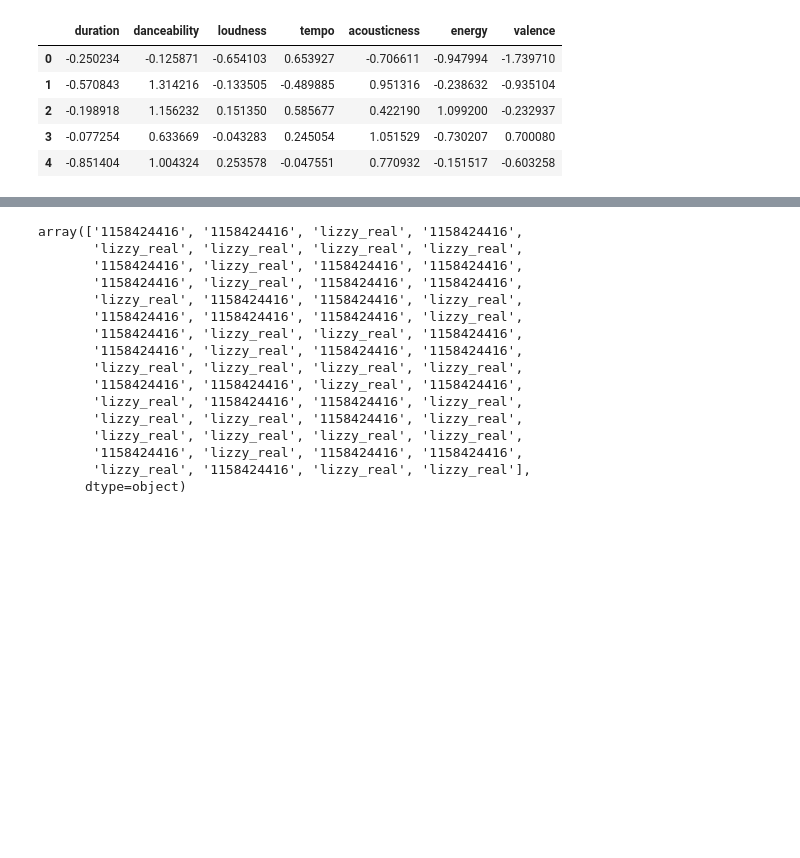
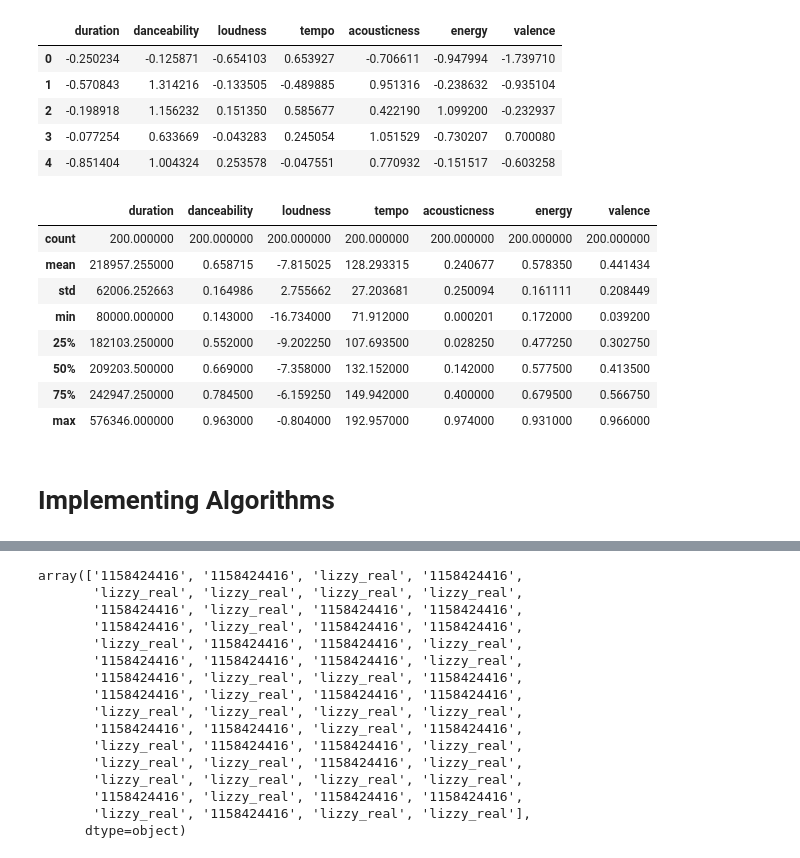
Before and after one commit to bailscodesstuff/Spotify-Music-Taste-Analysis-Project, a Jupyter notebook: Music Taste Analysis.ipynb, the cells around one changed output, grey strips where cells are left out. Saved outputs shown, nothing was run; the diff lists cells and outputs as text; code cells hidden in the pictures; blank space fills up the shorter version.

```diff
--- a/1-Funtimez.ipynb
+++ b/Music Taste Analysis.ipynb
@@ -23,22 +40,19 @@ importing Jupyter notebook from config.ipynb
 # %%
-#sp calls the api
-#keys = ['danceability', 'energy', 'key', 'loudness', 'mode', 'speechiness', 'acousticness', 'instrumentalness', 'liveness', 'valence', 'tempo', 'type', 'id', 'uri', 'track_href', 'analysis_url', 'duration_ms', 'time_signature']
-
-
 def get_user_playlist(username, playlist_id, sp):
     offset=0
     playlist_songs = sp.user_playlist_tracks(username, playlist_id, limit=100, fields=None, offset=offset, market=None)['items']
-    print(playlist_songs[0].keys())
+    #print(playlist_songs[0].keys())
+    #print(type(playlist_songs))
     #returns a list of dictionary objects
     return playlist_songs
 
+    return tracks
+
+
 def create_dataframe(playlist_songs):
 
-    #playlist_df_columns = ['artist','track_name','id','explicit','duration','danceability','loudness','tempo']
+    playlist_df = pd.DataFrame()
 
-    #audio_analysis_columns = ['danceability','loudness','tempo']
-    playlist_df = pd.DataFrame()
-    # song = dict object containing song
 
 
     playlist_df['artist'] = np.array([song['track']["album"]["artists"][0]["name"] for song in playlist_songs])
@@ -46,14 +60,11 @@ def create_dataframe(playlist_songs):
     playlist_df['track_name'] = np.array([song['track']['name'] for song in playlist_songs])
     playlist_df['id'] = np.array([song['track']['id'] for song in playlist_songs])
     playlist_df['username'] = np.array([song['added_by']['id'] for song in playlist_songs])
-
     playlist_df['explicit'] = np.array([song['track']['explicit'] for song in playlist_songs])
-
     playlist_df['duration'] = np.array([song['track']['duration_ms'] for song in playlist_songs])
 
+
     audio_analysis = sp.audio_features(playlist_df['id'])
-
-    #print(audio_analysis[0].keys())
 
     playlist_df['danceability'] = np.array([audio_info['danceability'] for audio_info in audio_analysis])
     playlist_df['loudness'] = np.array([audio_info['loudness'] for audio_info in audio_analysis])
@@ -62,9 +73,6 @@ def create_dataframe(playlist_songs):
     playlist_df['energy'] = np.array([audio_info['energy'] for audio_info in audio_analysis])
     playlist_df['valence'] = np.array([audio_info['valence'] for audio_info in audio_analysis])
 
-
-    #playlist_df['time_signature'] = np.array([audio_info['time_signature'] for audio_info in audio_analysis])
-    #return audio_analysis
     return playlist_df
 # %%
 maya = '1158424416'
@@ -172,3 +173,19 @@ df_features.head()
 | 2 | -0.198918 | 1.156232 | 0.151350 | 0.585677 | 0.422190 | 1.099200 | -0.232937 |
 | 3 | -0.077254 | 0.633669 | -0.043283 | 0.245054 | 1.051529 | -0.730207 | 0.700080 |
 | 4 | -0.851404 | 1.004324 | 0.253578 | -0.047551 | 0.770932 | -0.151517 | -0.603258 |
+# %%
+# the unscaled dataframe
+df_unscaled = pd.DataFrame(merged_df, columns=merged_df.columns[6:])
+df_unscaled.describe()
+# %% [output]
+|  | duration | danceability | loudness | tempo | acousticness | energy | valence |
+| count | 200.000000 | 200.000000 | 200.000000 | 200.000000 | 200.000000 | 200.000000 | 200.000000 |
+| mean | 218957.255000 | 0.658715 | -7.815025 | 128.293315 | 0.240677 | 0.578350 | 0.441434 |
+| std | 62006.252663 | 0.164986 | 2.755662 | 27.203681 | 0.250094 | 0.161111 | 0.208449 |
+| min | 80000.000000 | 0.143000 | -16.734000 | 71.912000 | 0.000201 | 0.172000 | 0.039200 |
+| 25% | 182103.250000 | 0.552000 | -9.202250 | 107.693500 | 0.028250 | 0.477250 | 0.302750 |
+| 50% | 209203.500000 | 0.669000 | -7.358000 | 132.152000 | 0.142000 | 0.577500 | 0.413500 |
+| 75% | 242947.250000 | 0.784500 | -6.159250 | 149.942000 | 0.400000 | 0.679500 | 0.566750 |
+| max | 576346.000000 | 0.963000 | -0.804000 | 192.957000 | 0.974000 | 0.931000 | 0.966000 |
+# %% [markdown]
+# Implementing Algorithms
```
Also changed, not shown: parts of 42 cells of this notebook, 1 other file.
